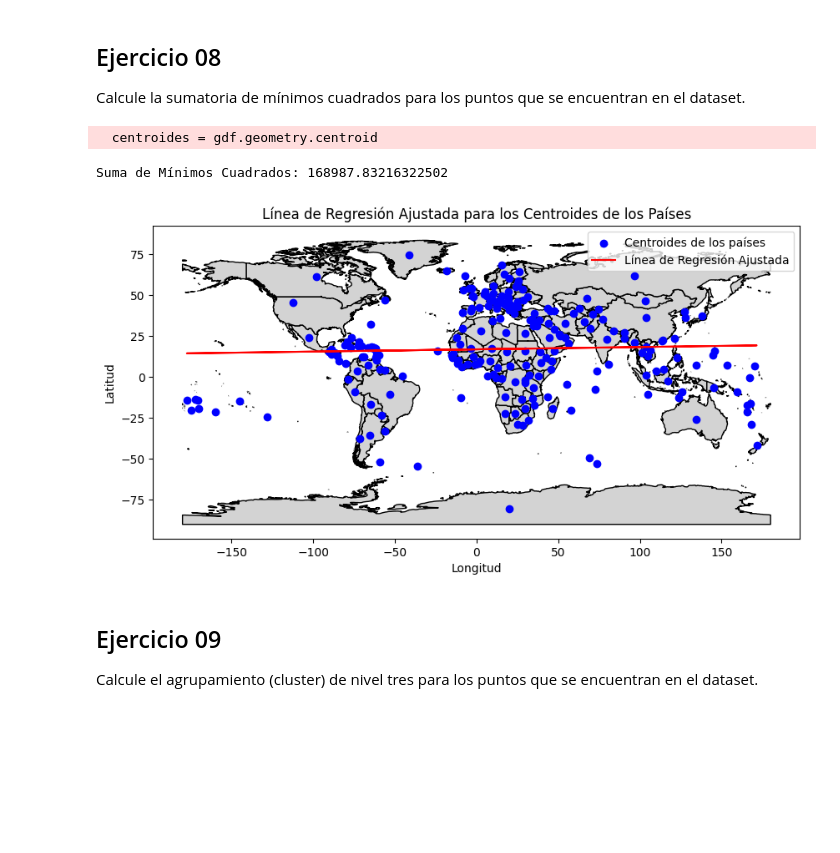
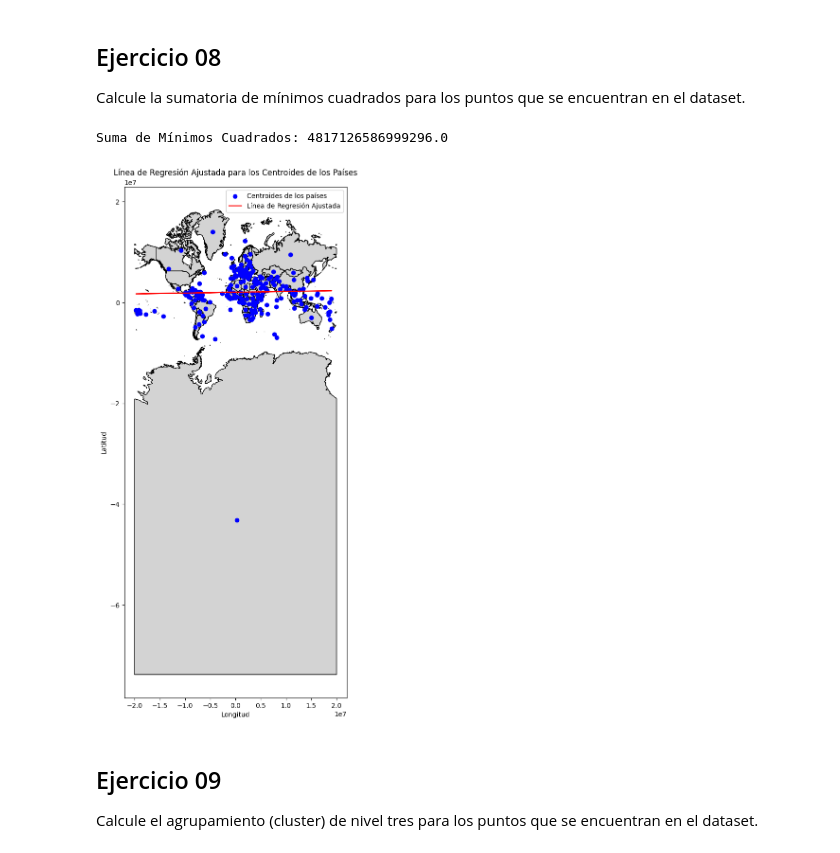
Before and after one commit to spalominor/programacionparaingenieria, a Jupyter notebook: PALOMINOs_SI05_v20240517.ipynb, the cells around one changed output. Saved outputs shown, nothing was run; the diff lists cells and outputs as text; code cells hidden in the pictures; blank space fills up the shorter version.

```diff
--- a/PALOMINOs_SI05_v20240517.ipynb
+++ b/PALOMINOs_SI05_v20240517.ipynb
@@ -533,9 +543,8 @@ Calcule la sumatoria de mínimos cuadrados para los puntos que se encuentran en
 from scipy.stats import linregress
 
 # Proyectar correctamente los datos
-# (Línea comentada para evitar la visualización extraña)
-# Esta línea elimina el WARNING
-#gdf = gdf.to_crs('EPSG:3395')
+# Esta línea elimina el WARNING, pero causa una visualización extraña
+gdf = gdf.to_crs('EPSG:3395')
 
 # Obtener los centroides de los países
 centroides = gdf.geometry.centroid
@@ -549,37 +558,36 @@ slope, intercept, _, _, _ = linregress(x_coords, y_coords)
 
 # Calcular las coordenadas y de la línea ajustada para cada x
 y_pred = slope * x_coords + intercept
 
 # Calcular la suma de mínimos cuadrados
 ssr = sum((y_coords - y_pred) ** 2)
 
 # Mostrar la suma de mínimos cuadrados
 print("Suma de Mínimos Cuadrados:", ssr)
 
 # Crear el gráfico
-fig, ax = plt.subplots(figsize=(10, 6))
+fig, ax = plt.subplots(figsize=(8, 14))
 
 # Plotear los centroides de los países
 gdf.plot(ax=ax, color='lightgrey', edgecolor='black')
 ax.scatter(x_coords, y_coords, color='blue', label='Centroides de los países')
 
 # Plotear la línea de regresión ajustada
 ax.plot(x_coords, y_pred, color='red', label='Línea de Regresión Ajustada')
 
 # Añadir título y etiquetas
 ax.set_title('Línea de Regresión Ajustada para los Centroides de los Países')
 ax.set_xlabel('Longitud')
 ax.set_ylabel('Latitud')
 
 # Añadir leyenda
 ax.legend()
 
 # Mostrar el gráfico
 plt.show()
 # %% [output]
-  centroides = gdf.geometry.centroid
+Suma de Mínimos Cuadrados: 4817126586999296.0
-Suma de Mínimos Cuadrados: 168987.83216322502
-[figure, old version]
+[figure, new version]
 # %% [markdown]
 ## Ejercicio 09
 
```
Also changed, not shown: parts of 7 cells of this notebook.
